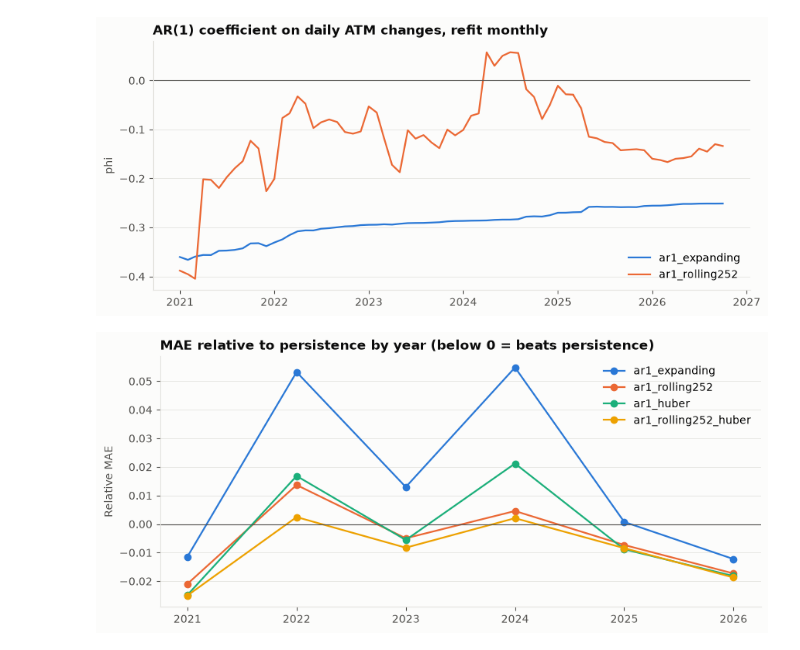
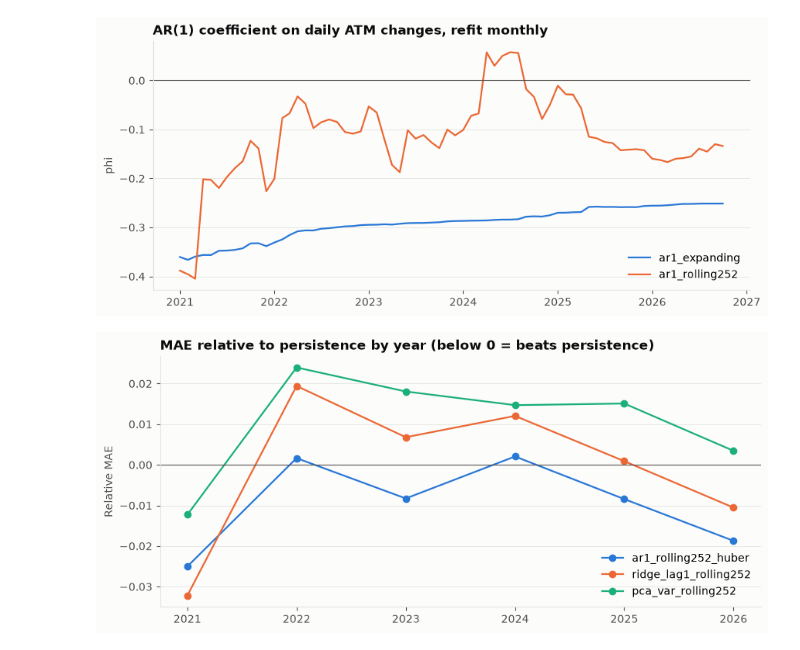
Before and after one commit to manidmt/spx-vol-surface-forecasting, a Jupyter notebook: notebooks/02_baselines.ipynb, the cells around one changed output. Cells and saved outputs as stored; diff of their text form; code cells hidden in the pictures.

Commit message:
Add ridge and PCA-VAR baselines

```diff
--- a/notebooks/02_baselines.ipynb
+++ b/notebooks/02_baselines.ipynb
@@ -70,0 +118,11 @@ for name, kw in {
+# %%
+ridge_alphas = {}
+for name, kw in {
+    "ridge_lag1_expanding": {"nlags": 1},
+    "ridge_lag1_rolling252": {"nlags": 1, "window": 252},
+    "ridge_lag5_rolling252": {"nlags": 5, "window": 252},
+}.items():
+    preds[name], ridge_alphas[name] = predict_ridge(**kw)
+
+preds["pca_var_expanding"] = predict_pca_var()
+preds["pca_var_rolling252"] = predict_pca_var(window=252)
@@ -161,14 +242,16 @@ plt.show()
 # %% [output]
 [figure]
 # %%
+best = ["ar1_rolling252_huber", "ridge_lag1_rolling252", "pca_var_rolling252"]
+rel = mae_by_year[best].div(mae_by_year["persistence"], axis=0) - 1
+
 fig, ax = plt.subplots(figsize=(10, 4.2))
-rel = mae_by_year.drop(columns="persistence").div(mae_by_year["persistence"], axis=0) - 1
-for name, color in zip(rel.columns, COLORS):
+for name, color in zip(best, COLORS):
     ax.plot(rel.index, rel[name], marker="o", color=color, label=name)
 ax.axhline(0, color=INK_2, linewidth=0.8)
 ax.set_title("MAE relative to persistence by year (below 0 = beats persistence)")
 ax.set_ylabel("Relative MAE")
 ax.legend()
 plt.show()
 # %% [output]
-[figure, old version]
+[figure, new version]
```
Also changed, not shown: parts of 7 cells of this notebook.
